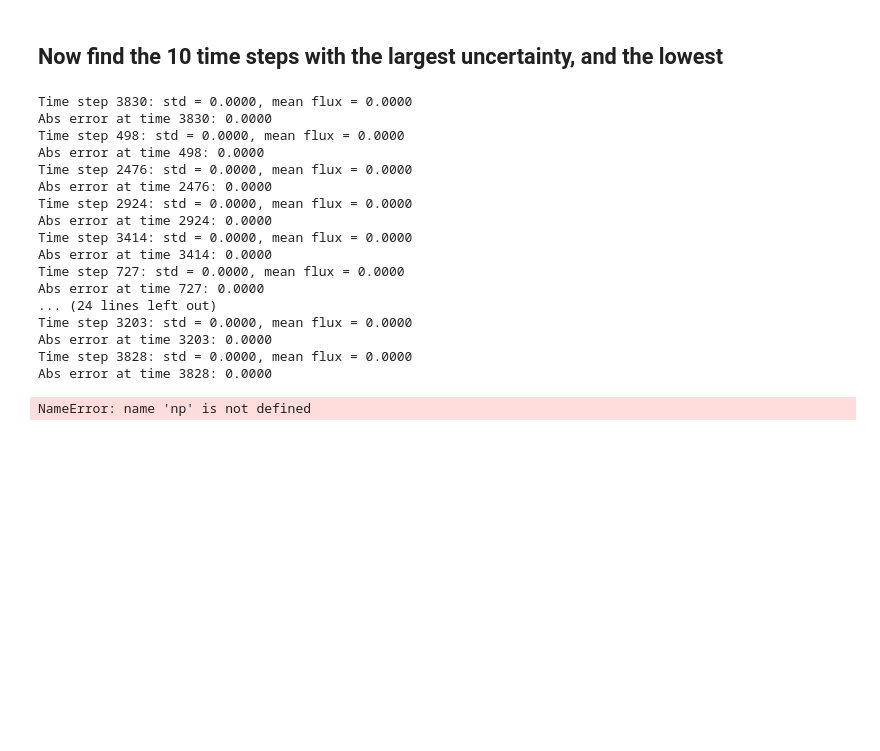
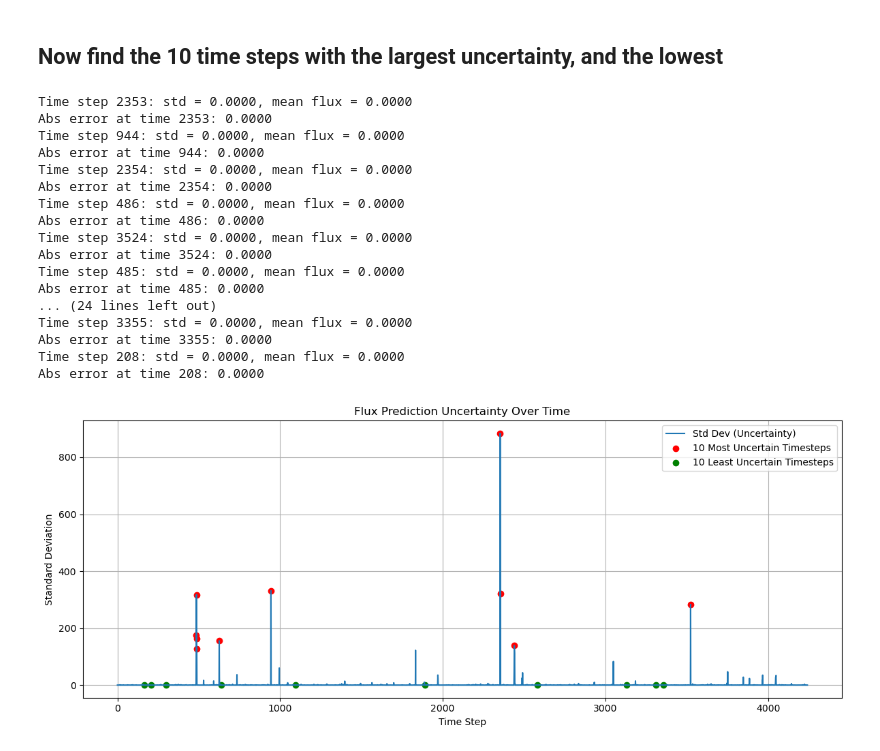
Before and after one commit to GATES-Lab/GATES_LPDM_emulator, a Jupyter notebook: notebooks/uncertainty_fluxes.ipynb, the cells around one changed output. Cells and saved outputs as stored; diff of their text form; code cells hidden in the pictures; blank space fills up the shorter version.

```diff
--- a/notebooks/uncertainty_fluxes.ipynb
+++ b/notebooks/uncertainty_fluxes.ipynb
@@ -1058,8 +1199,8 @@ plt.show()
 ## Now find the 10 time steps with the largest uncertainty, and the lowest
 # %%
 top_n = 10
-highest_uncertainty_indices = np.argsort(std_flux)[-top_n:][::-1]  # descending order
-lowest_uncertainty_indices = np.argsort(std_flux)[:top_n]  # descending order
+highest_uncertainty_indices = np.argsort(normalised_std_flux)[-top_n:][::-1]  # descending order
+lowest_uncertainty_indices = np.argsort(normalised_std_flux)[:top_n]  # descending order
 
 for i in highest_uncertainty_indices:
     print(f"Time step {i}: std = {std_flux[i]:.4f}, mean flux = {mean_flux[i]:.4f}")
@@ -1071,40 +1212,40 @@ for i in lowest_uncertainty_indices:
     abs_error = np.abs(mean_flux - mean_true)
     print(f"Abs error at time {i}: {abs_error[i]:.4f}")
 # %% [output]
-Time step 3830: std = 0.0000, mean flux = 0.0000
-Abs error at time 3830: 0.0000
-Time step 498: std = 0.0000, mean flux = 0.0000
-Abs error at time 498: 0.0000
-Time step 2476: std = 0.0000, mean flux = 0.0000
-Abs error at time 2476: 0.0000
-Time step 2924: std = 0.0000, mean flux = 0.0000
-Abs error at time 2924: 0.0000
-Time step 3414: std = 0.0000, mean flux = 0.0000
-Abs error at time 3414: 0.0000
-Time step 727: std = 0.0000, mean flux = 0.0000
-Abs error at time 727: 0.0000
+Time step 2353: std = 0.0000, mean flux = 0.0000
+Abs error at time 2353: 0.0000
+Time step 944: std = 0.0000, mean flux = 0.0000
+Abs error at time 944: 0.0000
+Time step 2354: std = 0.0000, mean flux = 0.0000
+Abs error at time 2354: 0.0000
+Time step 486: std = 0.0000, mean flux = 0.0000
+Abs error at time 486: 0.0000
+Time step 3524: std = 0.0000, mean flux = 0.0000
+Abs error at time 3524: 0.0000
+Time step 485: std = 0.0000, mean flux = 0.0000
+Abs error at time 485: 0.0000
 ... (24 lines left out)
-Time step 3203: std = 0.0000, mean flux = 0.0000
-Abs error at time 3203: 0.0000
-Time step 3828: std = 0.0000, mean flux = 0.0000
-Abs error at time 3828: 0.0000
+Time step 3355: std = 0.0000, mean flux = 0.0000
+Abs error at time 3355: 0.0000
+Time step 208: std = 0.0000, mean flux = 0.0000
+Abs error at time 208: 0.0000
 # %%
-time = np.arange(len(std_flux))
+time = np.arange(len(normalised_std_flux))
 plt.figure(figsize=(12, 5))
-plt.plot(time, std_flux, label="Std Dev (Uncertainty)", color="tab:blue")
+plt.plot(time, normalised_std_flux, label="Std Dev (Uncertainty)", color="tab:blue")
 
 # Highlight top uncertain timesteps
-plt.scatter(highest_uncertainty_indices, std_flux[highest_uncertainty_indices], color="red", label=f"{top_n} Most Uncertain Timesteps")
-plt.scatter(lowest_uncertainty_indices, std_flux[lowest_uncertainty_indices], color="green", label=f"{top_n} Least Uncertain Timesteps")
+plt.scatter(highest_uncertainty_indices, normalised_std_flux[highest_uncertainty_indices], color="red", label=f"{top_n} Most Uncertain Timesteps")
+plt.scatter(lowest_uncertainty_indices, normalised_std_flux[lowest_uncertainty_indices], color="green", label=f"{top_n} Least Uncertain Timesteps")
 
 
 plt.title("Flux Prediction Uncertainty Over Time")
 plt.xlabel("Time Step")
 plt.ylabel("Standard Deviation")
 plt.legend()
 plt.grid(True)
 plt.tight_layout()
 plt.savefig(save_path("flux_timeseries_with_high_low_uncertainty_true.png"))
 plt.show()
 # %% [output]
-NameError: name 'np' is not defined
+[figure, added]
```
Also changed, not shown: parts of 14 cells of this notebook.
